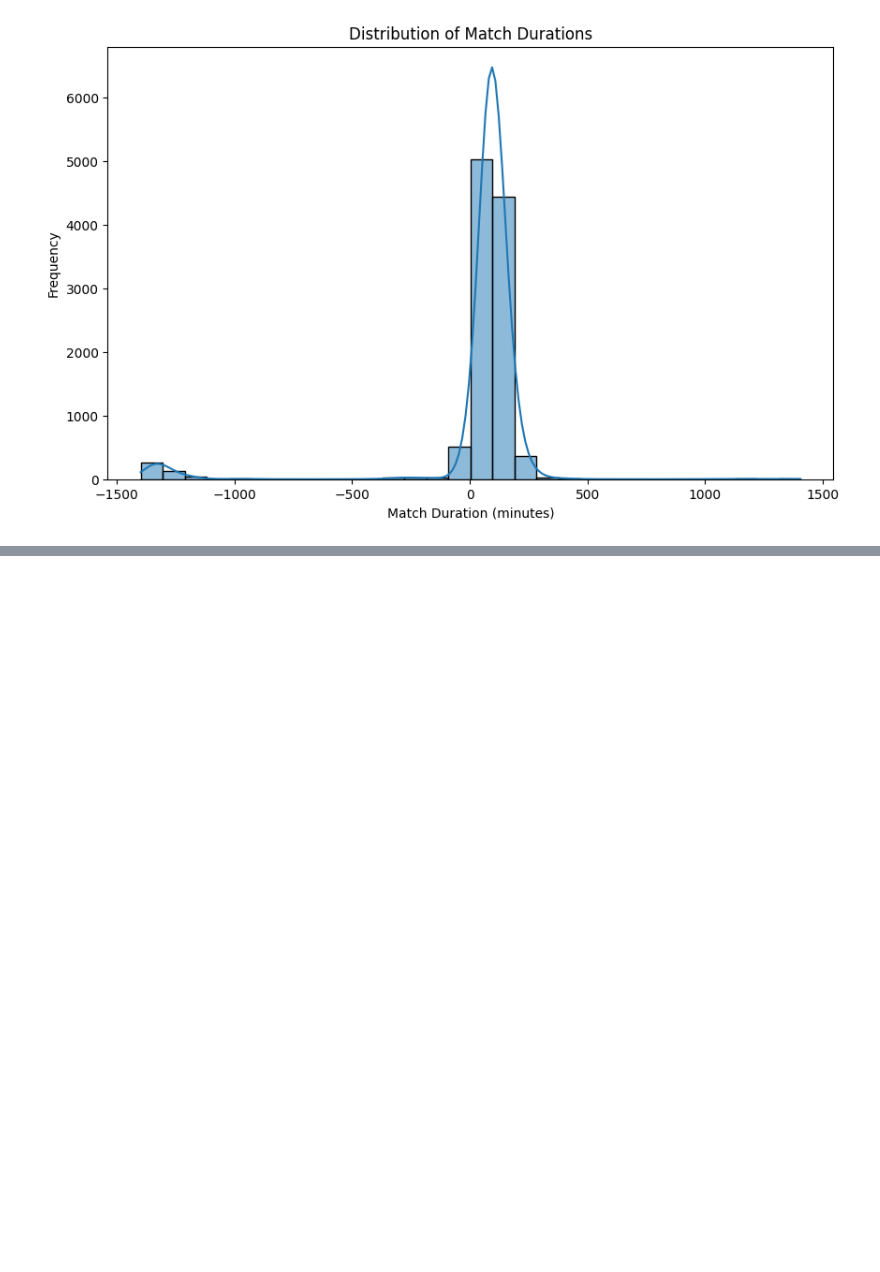
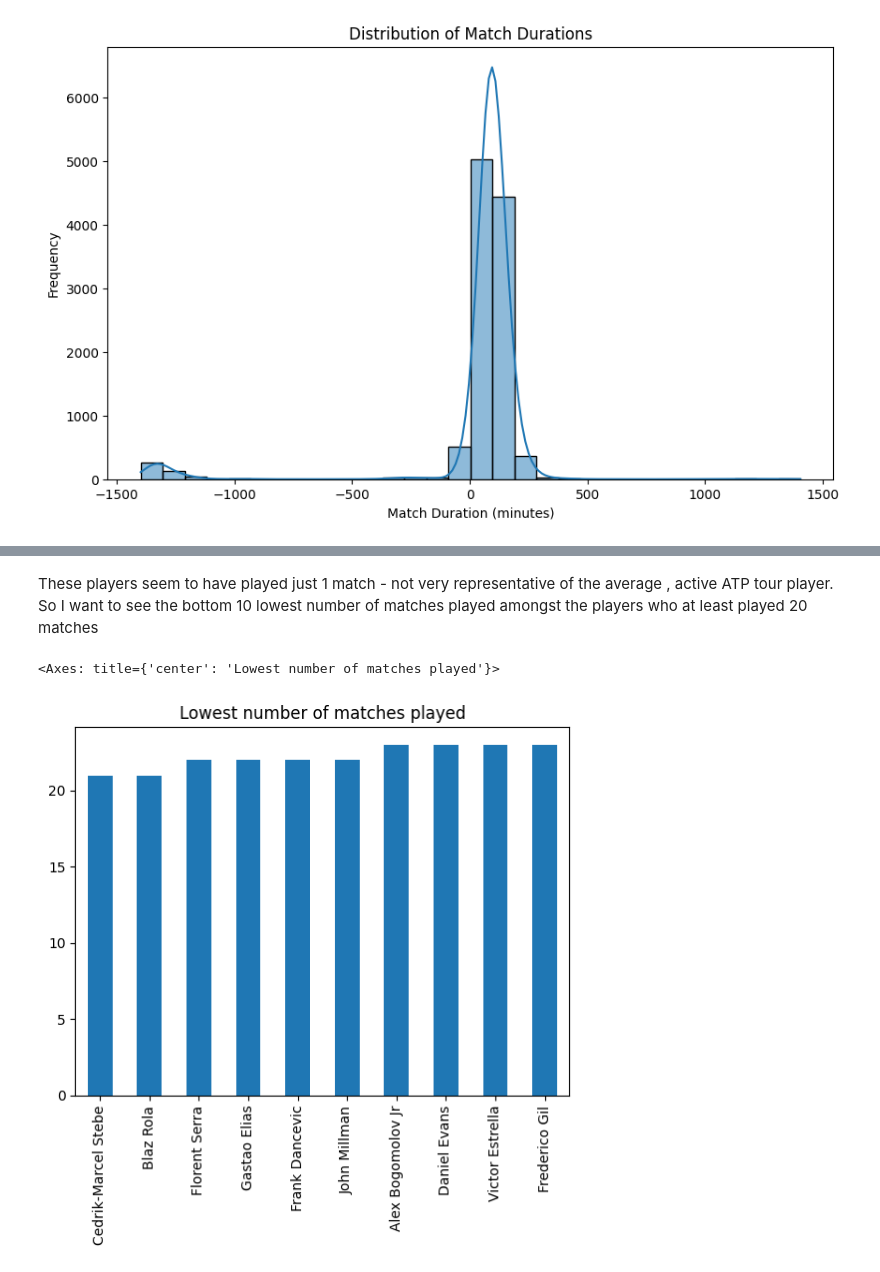
Before and after one commit to sivamovva/TennisEDA, a Jupyter notebook: tennis_eda_main.ipynb, the cells around one changed output, grey strips where cells are left out. Cells and saved outputs as stored; diff of their text form; code cells hidden in the pictures; blank space fills up the shorter version.

```diff
--- a/tennis_eda_main.ipynb
+++ b/tennis_eda_main.ipynb
@@ -67,0 +71,7 @@ negative_durations
+# %% [markdown]
+These players seem to have played just 1 match - not very representative of the average , active ATP tour player. So I want to see the bottom 10 lowest number of matches played amongst the players who at least played 20 matches
+# %%
+all_players.value_counts()[(all_players.value_counts() > 20)].sort_values(ascending=True).head(10).plot(kind='bar', title='Lowest number of matches played')
+# %% [output]
+<Axes: title={'center': 'Lowest number of matches played'}>
+[figure, added]
```
Also changed, not shown: parts of 24 cells of this notebook.
